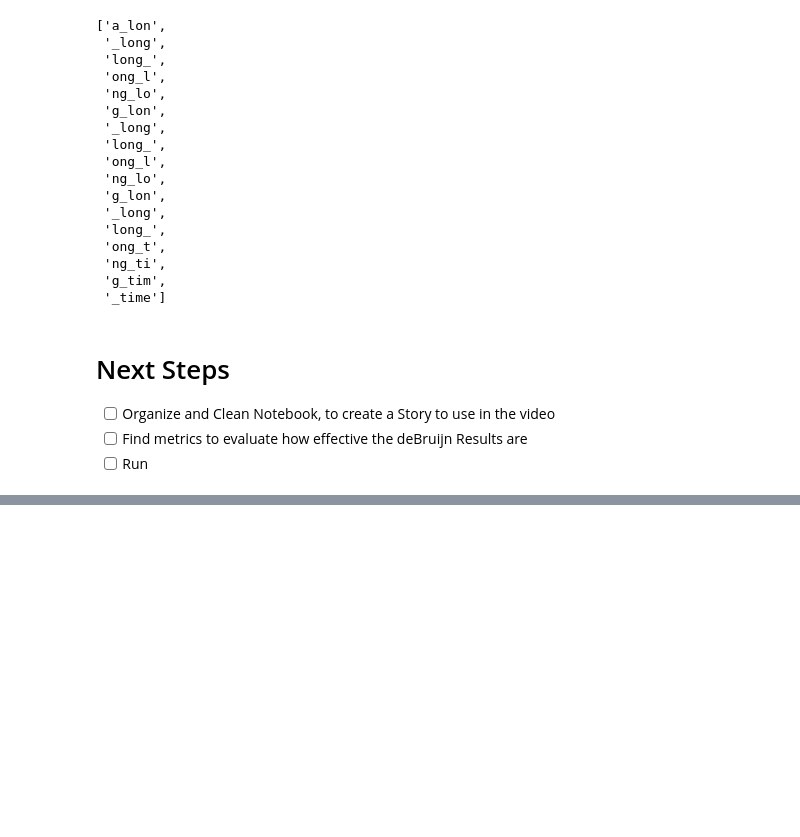
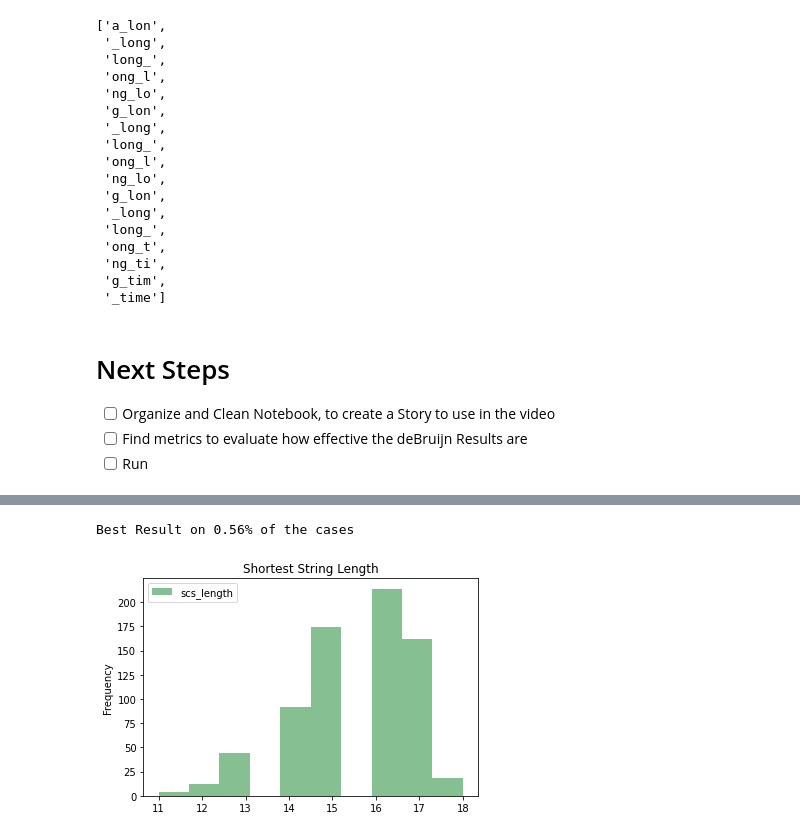
Before and after one commit to juanesarango/deBruijn-dna-assembly, a Jupyter notebook: analyses/algorithms.ipynb, the cells around one changed output, grey strips where cells are left out. Saved outputs shown, nothing was run; the diff lists cells and outputs as text; code cells hidden in the pictures; blank space fills up the shorter version.

```diff
--- a/analyses/analyses.ipynb
+++ b/analyses/algorithms.ipynb
@@ -219,7 +219,7 @@ len(list(itertools.permutations(input_strings, 2)))
 def greedy_scs(reads, k, join=True):
     read_a, read_b, overlap_len = pick_maximal_overlap(reads, k)
     while overlap_len > 0:
-        create_overlap_graph(reads, k)
+        # create_overlap_graph(reads, k)
         reads.remove(read_a)
         reads.remove(read_b)
         reads.append(read_a + read_b[overlap_len:])
@@ -801,0 +805,40 @@ G.eulerianPath()
+# %%
+import pandas as pd
+
+def scs(ss, all_results=False):
+    shortest_sup = None
+    results = []
+    for ssperm in itertools.permutations(ss):
+        sup = ssperm[0]
+        for i in range(len(ss)-1):
+            overlap_len = max_overlap(ssperm[i], ssperm[i+1], min_length=1)
+            sup += ssperm[i+1][overlap_len:]
+        results.append({
+            'input': ssperm,
+            'output': sup,
+            'scs_length': len(sup)
+        })
+        if not shortest_sup or len(sup) < len(shortest_sup):
+            shortest_sup = sup
+    return shortest_sup if not all_results else results
+
+
+ss = 'CCT,CTT,TGC,TGG,GAT,ATT'.split(',')
+results = scs(ss, all_results=True)
+
+df = pd.DataFrame(results)
+min_scs = min(df['scs_length'])
+max_scs = max(df['scs_length'])
+accuracy = len(df[df['scs_length'] == min_scs])/ len(df)
+
+ax = df.plot(
+    kind="hist",
+    title='Shortest String Length',
+    color='#86bf91',
+)
+# _ = ax.set_xticks(np.arange(min_scs, max_scs + 1))
+# _ = ax.set_xlim([min_scs, max_scs])
+print(f'Best Result on {round(accuracy * 100, 2)}% of the cases')
+# %% [output]
+Best Result on 0.56% of the cases
+[figure, added]
```
Also changed, not shown: parts of 13 cells of this notebook, 13 other files.
